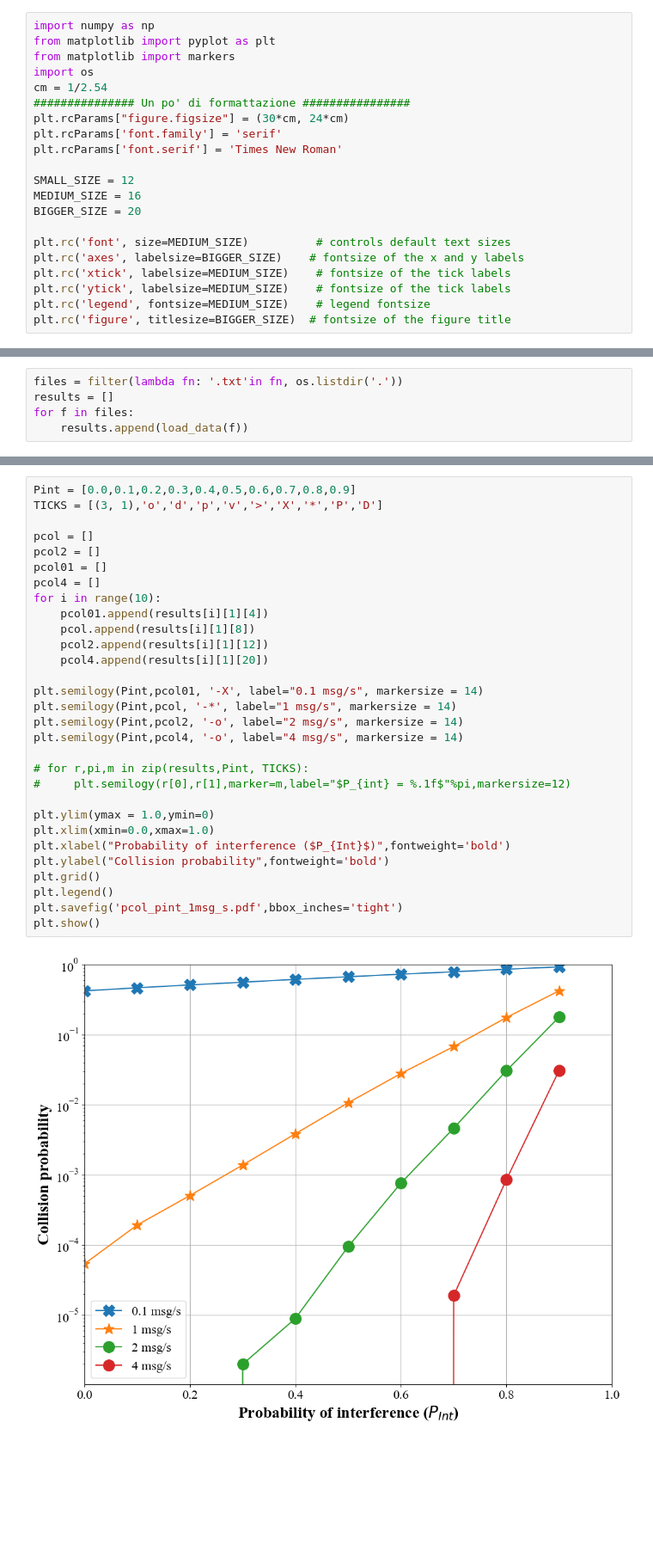
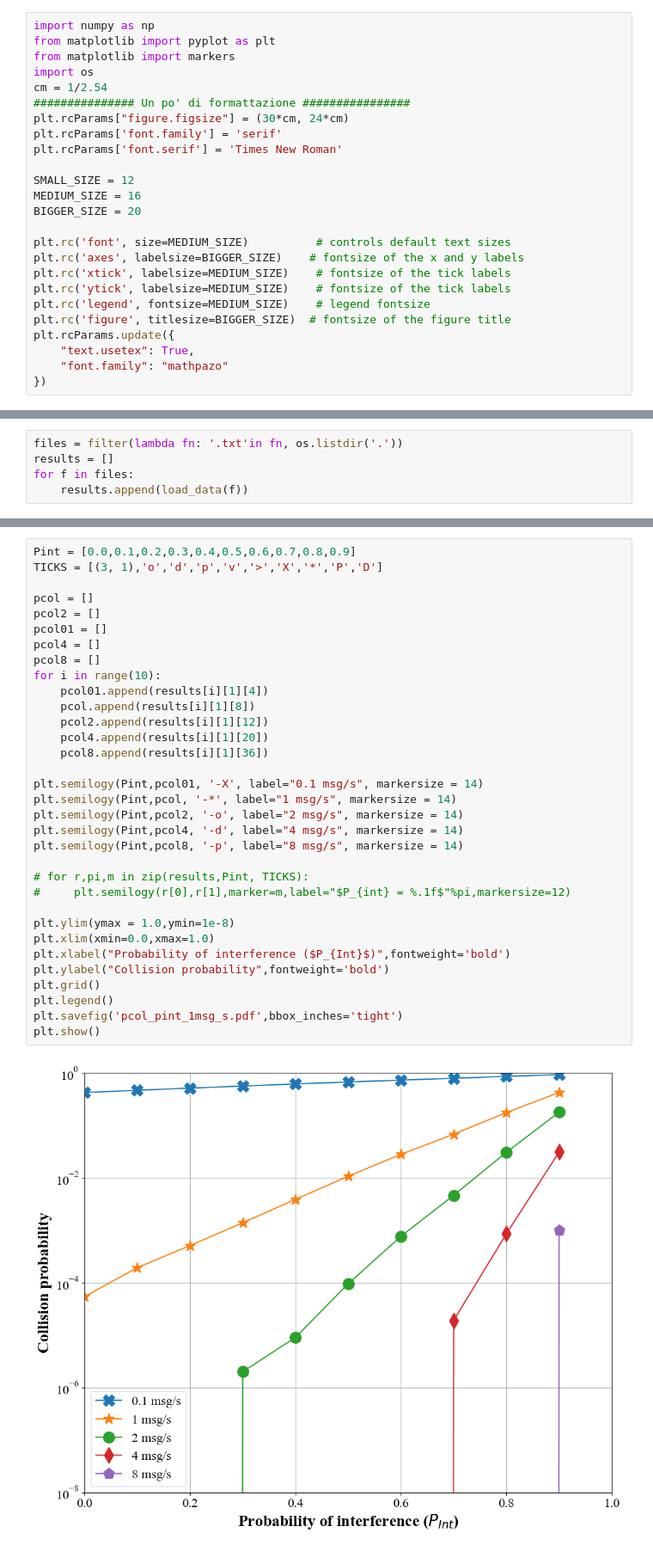
Before and after one commit to ingframin/vocabs2, a Jupyter notebook: results/interference/interf.ipynb, the cells around one changed output, grey strips where cells are left out. Shown: that part at 86% size. Saved outputs shown, nothing was run; the diff lists cells and outputs as text; blank space fills up the shorter version.

```diff
--- a/results/interference/interf.ipynb
+++ b/results/interference/interf.ipynb
@@ -19,6 +19,10 @@ plt.rc('xtick', labelsize=MEDIUM_SIZE)    # fontsize of the tick labels
 plt.rc('ytick', labelsize=MEDIUM_SIZE)    # fontsize of the tick labels
 plt.rc('legend', fontsize=MEDIUM_SIZE)    # legend fontsize
 plt.rc('figure', titlesize=BIGGER_SIZE)  # fontsize of the figure title
+plt.rcParams.update({
+    "text.usetex": True,
+    "font.family": "mathpazo"
+})
 # %%
 def load_data(filename):
     with open(filename) as f:
@@ -56,32 +58,35 @@ plt.show()
 # %%
 Pint = [0.0,0.1,0.2,0.3,0.4,0.5,0.6,0.7,0.8,0.9]
 TICKS = [(3, 1),'o','d','p','v','>','X','*','P','D']
 
 pcol = []
 pcol2 = []
 pcol01 = []
 pcol4 = []
+pcol8 = []
 for i in range(10):
     pcol01.append(results[i][1][4])
     pcol.append(results[i][1][8])
     pcol2.append(results[i][1][12])
     pcol4.append(results[i][1][20])
+    pcol8.append(results[i][1][36])
 
 plt.semilogy(Pint,pcol01, '-X', label="0.1 msg/s", markersize = 14)
 plt.semilogy(Pint,pcol, '-*', label="1 msg/s", markersize = 14)
 plt.semilogy(Pint,pcol2, '-o', label="2 msg/s", markersize = 14)
-plt.semilogy(Pint,pcol4, '-o', label="4 msg/s", markersize = 14)
+plt.semilogy(Pint,pcol4, '-d', label="4 msg/s", markersize = 14)
+plt.semilogy(Pint,pcol8, '-p', label="8 msg/s", markersize = 14)
 
 # for r,pi,m in zip(results,Pint, TICKS):
 #     plt.semilogy(r[0],r[1],marker=m,label="$P_{int} = %.1f$"%pi,markersize=12)
 
-plt.ylim(ymax = 1.0,ymin=0)
+plt.ylim(ymax = 1.0,ymin=1e-8)
 plt.xlim(xmin=0.0,xmax=1.0)
 plt.xlabel("Probability of interference ($P_{Int}$)",fontweight='bold')
 plt.ylabel("Collision probability",fontweight='bold')
 plt.grid()
 plt.legend()
 plt.savefig('pcol_pint_1msg_s.pdf',bbox_inches='tight')
 plt.show()
 # %% [output]
-[figure, old version]
+[figure, new version]
```
Also changed, not shown: parts of 1 cell of this notebook, 3 other files.
